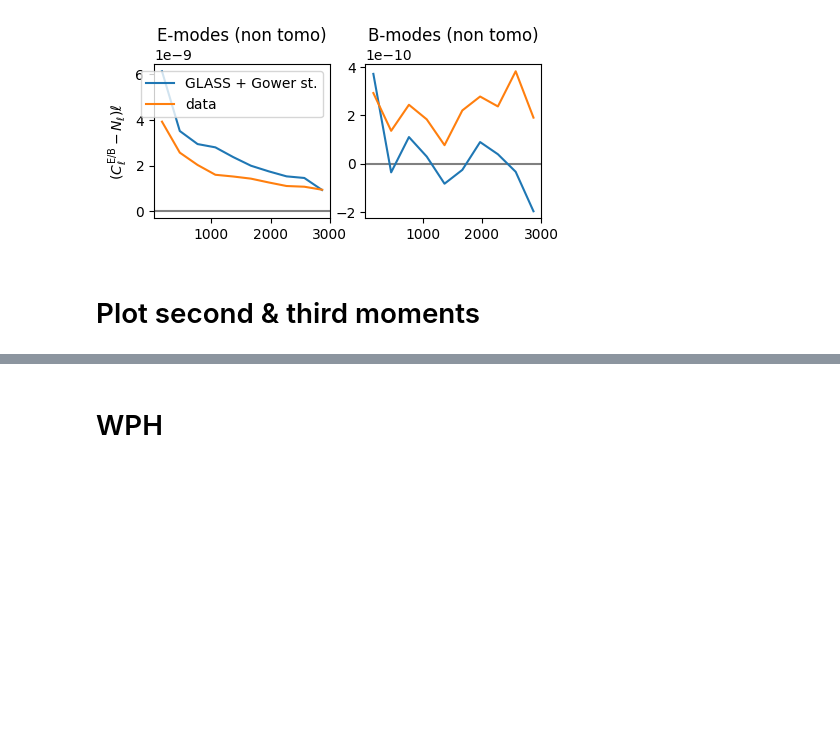
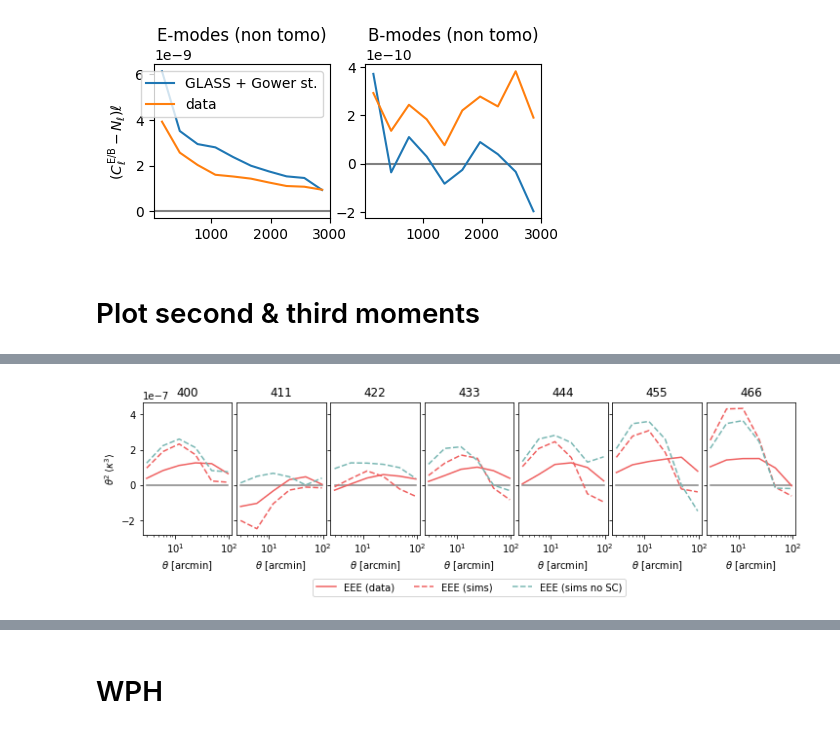
Before and after one commit to mgatti29/LSS_forward_model, a Jupyter notebook: Examples/Forward_model_Euclid.ipynb, the cells around one changed output, grey strips where cells are left out. Drawn from its saved outputs; the diff is of its cells as text; code cells hidden in the pictures; blank space fills up the shorter version.

```diff
--- a/Examples/Forward_model_Euclid.ipynb
+++ b/Examples/Forward_model_Euclid.ipynb
@@ -816,10 +858,16 @@ mom_gower_dict = {}
 mom_gower_noise_dict = {}
 mom_gower_noise_nosc_dict = {}
 mom_data_dict = {}
-
+mom_gower_dict_noSC = {}
 scales = [3,6,12,24,48,96]
 
 sm_maps_E_sims = np.array([np.array([(hp.smoothing(maps_Gower[tomo]['E'], fwhm=np.radians(sm/60))) for sm in scales]) for tomo in maps_Gower.keys()])
+try:
+    sm_maps_E_sims_noSC = np.array([np.array([(hp.smoothing(maps_Gower_noSC[tomo]['E'], fwhm=np.radians(sm/60))) for sm in scales]) for tomo in maps_Gower.keys()])
+    sm_maps_EN_sims_noSC = np.array([np.array([(hp.smoothing(maps_Gower_noSC[tomo]['EN'], fwhm=np.radians(sm/60))) for sm in scales]) for tomo in maps_Gower.keys()])
+
+except:
+    pass
 sm_maps_E_data = np.array([np.array([(hp.smoothing(maps_data[tomo]['E'], fwhm=np.radians(sm/60))) for sm in scales]) for tomo in maps_Gower.keys()])
 sm_maps_EN_sims = np.array([np.array([(hp.smoothing(maps_Gower[tomo]['EN'], fwhm=np.radians(sm/60))) for sm in scales]) for tomo in maps_Gower.keys()])
 sm_maps_EN_nosc_sims = np.array([np.array([(hp.smoothing(maps_Gower[tomo]['EN_nosc'], fwhm=np.radians(sm/60))) for sm in scales]) for tomo in maps_Gower.keys()])
@@ -938,0 +993,31 @@ plt.show()
+# %%
+
+
+
+fig, axes = plt.subplots(1, 7, figsize=(12, 2.5), sharex=True, sharey=True)
+
+i = 4
+for j in range(7):
+    ax = axes[j]
+    ax.plot(np.array(scales), 0*mom_data_dict[3][(i, j, j)] * np.array(scales)**2, color = 'grey')
+    ax.plot(np.array(scales), mom_data_dict[3][(i, j, j)] * np.array(scales)**2, label='EEE (data)',color = c_2)
+
+    ax.plot(np.array(scales), mom_gower_dict[3][(i, j, j)] * np.array(scales)**2, label='EEE (sims)',color = c_2, linestyle = 'dashed')
+    ax.plot(np.array(scales), mom_gower_dict_noSC[3][(i, j, j)] * np.array(scales)**2, label='EEE (sims no SC)',color = c_4, linestyle = 'dashed')
+    ax.set_xscale('log')
+    ax.set_title(f'{i}{j}{j}')
+    ax.set_xlabel(r'$\theta$ [arcmin]')
+    if j == 0:
+        ax.set_ylabel(r'$\theta^2 \, \langle \kappa^3\rangle$')
+
+
+axes[3].legend(loc='lower center', ncol=4, bbox_to_anchor=(0.5, -0.5))
+
+
+# Reduce horizontal space between subplots
+plt.subplots_adjust(wspace=0.05)
+
+#plt.tight_layout()
+plt.show()
+# %% [output]
+[figure, added]
```
Also changed, not shown: parts of 12 cells of this notebook.
